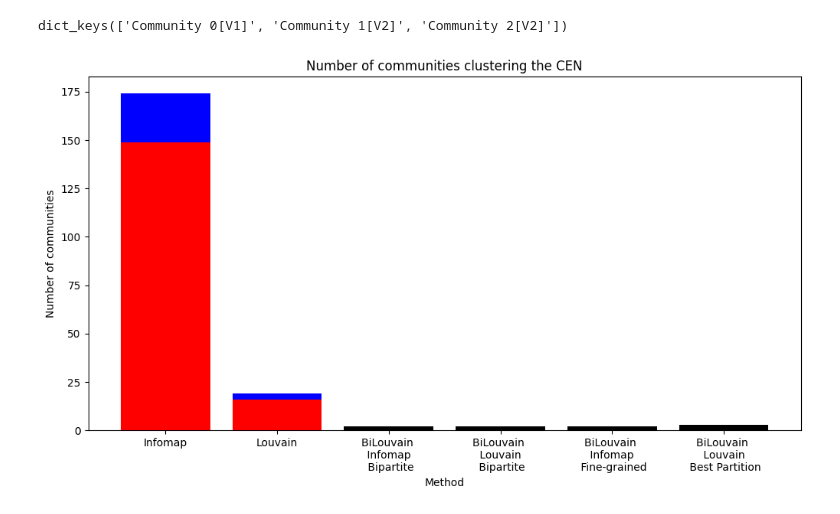
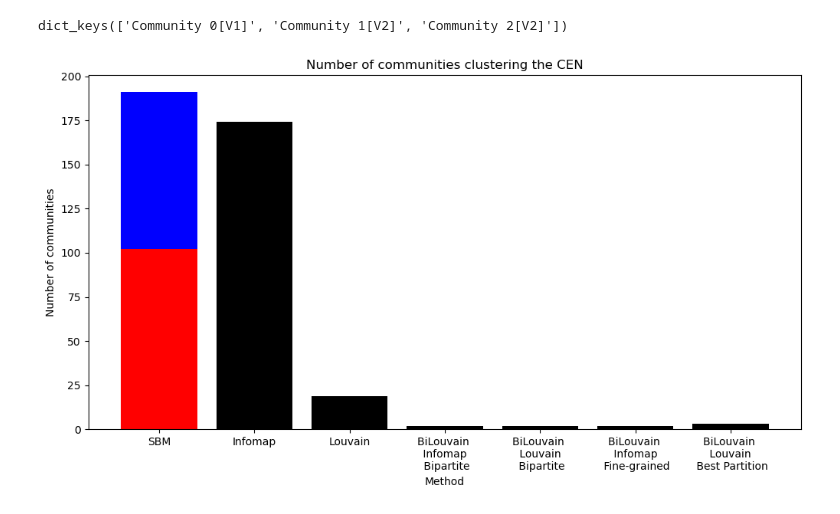
Before and after one commit to menchelab/Exposome, a Jupyter notebook: Exp_fin_4_Bipartite.ipynb, the cells around one changed output. Drawn from its saved outputs; the diff is of its cells as text; code cells hidden in the pictures.

Commit message:
Bipartite analyses

```diff
--- a/Exp_fin_4_Bipartite.ipynb
+++ b/Exp_fin_4_Bipartite.ipynb
@@ -605,38 +605,34 @@ BestLouvain_communities_dict.keys()
 # %% [output]
 dict_keys(['Community 0[V1]', 'Community 1[V2]', 'Community 2[V2]'])
 # %%
+# Data for the stacked bar
+data = [191,174, 19, 2, 2, 2,3]
+sbm_stacked_data = [102, 89]
 
-# Data for the stacked bar
-data = [174, 19, 2, 2, 2,3]
-infomap_stacked_data = [149, 25]
-louvain_stacked_data = [16, 3]
 
 # Labels for the x-axis
-labels = ['Infomap', 'Louvain', 'BiLouvain \n Infomap \n Bipartite',
+labels = ['SBM','Infomap', 'Louvain', 'BiLouvain \n Infomap \n Bipartite',
           'BiLouvain \n Louvain \n Bipartite',
           'BiLouvain \n Infomap \n Fine-grained',
           'BiLouvain \n Louvain \n Best Partition'
          ]
 
 fig, ax = plt.subplots(figsize=(12, 6))
 
 # Create the stacked bar for the first element
-ax.bar(labels[0], infomap_stacked_data[0], color='red')  # Add the bottom part (red)
-ax.bar(labels[0], infomap_stacked_data[1], bottom=infomap_stacked_data[0], color='blue')  # Add the top part (blue)
-
-ax.bar(labels[1], louvain_stacked_data[0], color='red')  # Add the bottom part (red)
-ax.bar(labels[1], louvain_stacked_data[1], bottom=louvain_stacked_data[0], color='blue')  # Add the top part (blue)
+ax.bar(labels[0], sbm_stacked_data[0], color='red')  # Add the bottom part (red)
+ax.bar(labels[0], sbm_stacked_data[1], bottom=sbm_stacked_data[0], color='blue')  # Add the top part (blue)
 
 # Create the rest of the bars
-ax.bar(labels[2:], data[2:], color='black')
+ax.bar(labels[1:], data[1:], color='black')
 
 # Add titles and labels
 plt.xlabel('Method')
 plt.ylabel('Number of communities')
 plt.title('Number of communities clustering the CEN')
 
-plt.savefig('output/Figures/SF2A_v01_post_rev.pdf',format='pdf',dpi=300, bbox_inches = "tight")
+plt.savefig('output/SF6A_v2026.pdf',format='pdf',dpi=300, bbox_inches = "tight")
 # Display the plot
 plt.show()
 # %% [output]
-[figure, old version]
+[figure, new version]
```
Also changed, not shown: parts of 1 cell of this notebook, 1 other file.
